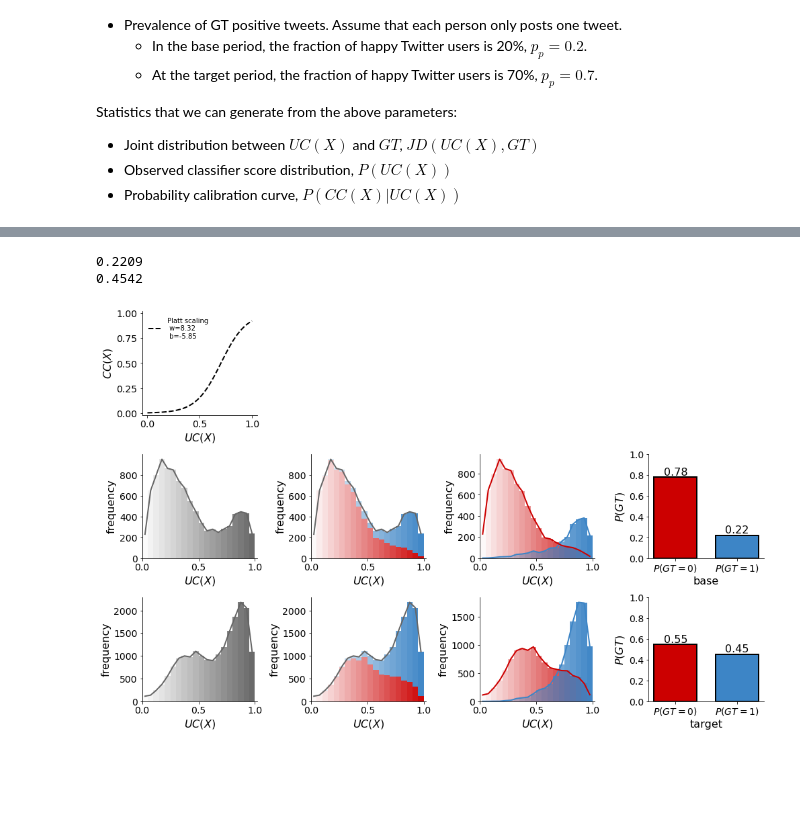
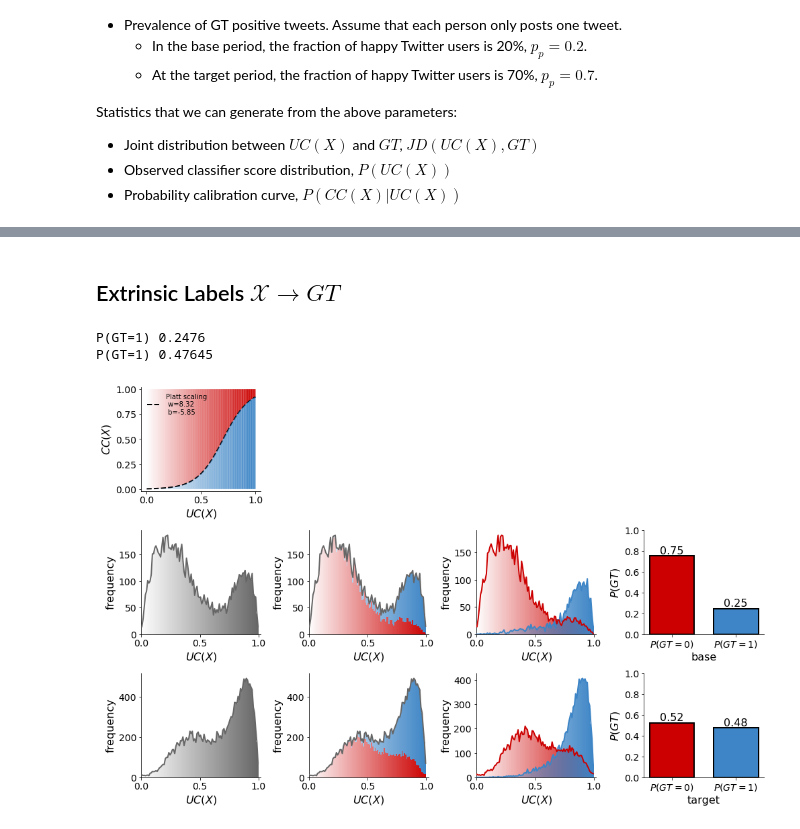
Before and after one commit to avalanchesiqi/prevalence-estimation-tutorial, a Jupyter notebook: code/Sec0-Data-Generating.ipynb, the cells around one changed output, grey strips where cells are left out. Saved outputs shown, nothing was run; the diff lists cells and outputs as text; code cells hidden in the pictures; blank space fills up the shorter version.

```diff
--- a/code/Sec0-Data-Generating.ipynb
+++ b/code/Sec0-Data-Generating.ipynb
@@ -46,7 +46,7 @@ unknown_color = '#666666'
 
 num_theor_slice = 100
 theor_cx_axis = np.linspace(0, 1, num_theor_slice + 1)
-num_empir_bin = 20
+num_empir_bin = 100
 empir_cx_axis = np.linspace(0, 1, num_empir_bin + 1)
 # %%
 def get_bin_idx(score, size=10):
@@ -260,3 +289,5 @@ intrinsic_label_data_generator(good_pos_density_rvs, good_neg_density_rvs,
+# %% [markdown]
+## Extrinsic Labels $\mathcal{X} \rightarrow GT$
 # %%
 # this plot is generated by simulation parameters: pos_gt_density and neg_gt_density
 # positive and negative density function
@@ -278,6 +309,18 @@ def extrinsic_label_data_generator(prob_cali_func,
     prob_cali_curve = prob_cali_func.predict_proba(theor_cx_axis.reshape(-1, 1))[:, -1]
     prob_cali_curve_w = prob_cali_func.coef_[0][0]
     prob_cali_curve_b = prob_cali_func.intercept_[0]
+
+    for slice_idx in range(num_theor_slice):
+        transpancy = (theor_cx_axis[slice_idx] + theor_cx_axis[slice_idx+1]) / 2
+        axes[0, 0].fill_between([theor_cx_axis[slice_idx], theor_cx_axis[slice_idx+1]],
+                                [0, 0],
+                                [prob_cali_curve[slice_idx], prob_cali_curve[slice_idx+1]],
+                                facecolor=positive_color, alpha=transpancy, lw=0, zorder=40)
+
+        axes[0, 0].fill_between([theor_cx_axis[slice_idx], theor_cx_axis[slice_idx+1]],
+                                [prob_cali_curve[slice_idx], prob_cali_curve[slice_idx+1]],
+                                [1, 1],
+                                facecolor=negative_color, alpha=transpancy, lw=0)
 
     axes[0, 0].plot(theor_cx_axis, prob_cali_curve, 'k--', lw=2,
                     label=f'Platt scaling \n w={prob_cali_curve_w:.2f} \n b={prob_cali_curve_b:.2f}')
@@ -302,7 +345,7 @@ def extrinsic_label_data_generator(prob_cali_func,
             else:
                 neg_draws.append(uc)
 
-        print(len(pos_draws) / len(uc_freq))
+        print('P(GT=1)', len(pos_draws) / len(uc_freq))
         pos_hist, _ = np.histogram(pos_draws, bins=empir_cx_axis)
         neg_hist, _ = np.histogram(neg_draws, bins=empir_cx_axis)
         all_hist = pos_hist + neg_hist
@@ -319,7 +362,7 @@ def extrinsic_label_data_generator(prob_cali_func,
                                        'UC(X)': uc_freq,
                                        'GT': gt_list})
         output_df = output_df.sample(frac=1).reset_index(drop=True)
-        output_df.to_csv(f'data/dataset1_{period}.csv', sep=',', index=False)
+        output_df.to_csv(f'data/dataset2_{period}.csv', sep=',', index=False)
 
         # plot
         for bin_idx in range(num_empir_bin):
@@ -392,26 +435,30 @@ def extrinsic_label_data_generator(prob_cali_func,
         ax.tick_params(axis='both', which='major', labelsize=14)
 
     plt.tight_layout()
+# %%
+def build_lr_regressor(w, b):
+    lr_regressor = LogisticRegression()
+    lr_regressor.coef_ = np.array([[w]])
+    lr_regressor.intercept_ = np.array([b])
+    lr_regressor.classes_=np.array([0, 1])
+    return lr_regressor
 # %%
 # y -> x data simulation configuration
 w = 8.32
 b = -5.85
 
-good_lr_regressor = LogisticRegression()
-good_lr_regressor.coef_ = np.array([[w]])
-good_lr_regressor.intercept_ = np.array([b])
-good_lr_regressor.classes_=np.array([0, 1])
+good_lr_regressor = build_lr_regressor(w, b)
 
 any_density_rvs1 = MixtureModel([stats.beta(10, 2), stats.beta(2, 5), stats.uniform(0, 1)],
-                                weights=[0.2, 0.7, 0.1])
+                                weights=[0.25, 0.7, 0.05])
 
 any_density_rvs2 = MixtureModel([stats.beta(10, 2), stats.beta(4, 5), stats.uniform(0, 1)],
-                                weights=[0.5, 0.4, 0.1])
+                                weights=[0.55, 0.4, 0.05])
 
 extrinsic_label_data_generator(good_lr_regressor,
                                [any_density_rvs1.rvs(10000), any_density_rvs2.rvs(20000)],
                                period_list=['base', 'target'])
 # %% [output]
-0.2209
-0.4542
+P(GT=1) 0.2476
+P(GT=1) 0.47645
-[figure, old version]
+[figure, new version]
```
Also changed, not shown: parts of 13 cells of this notebook, 8 other files.
